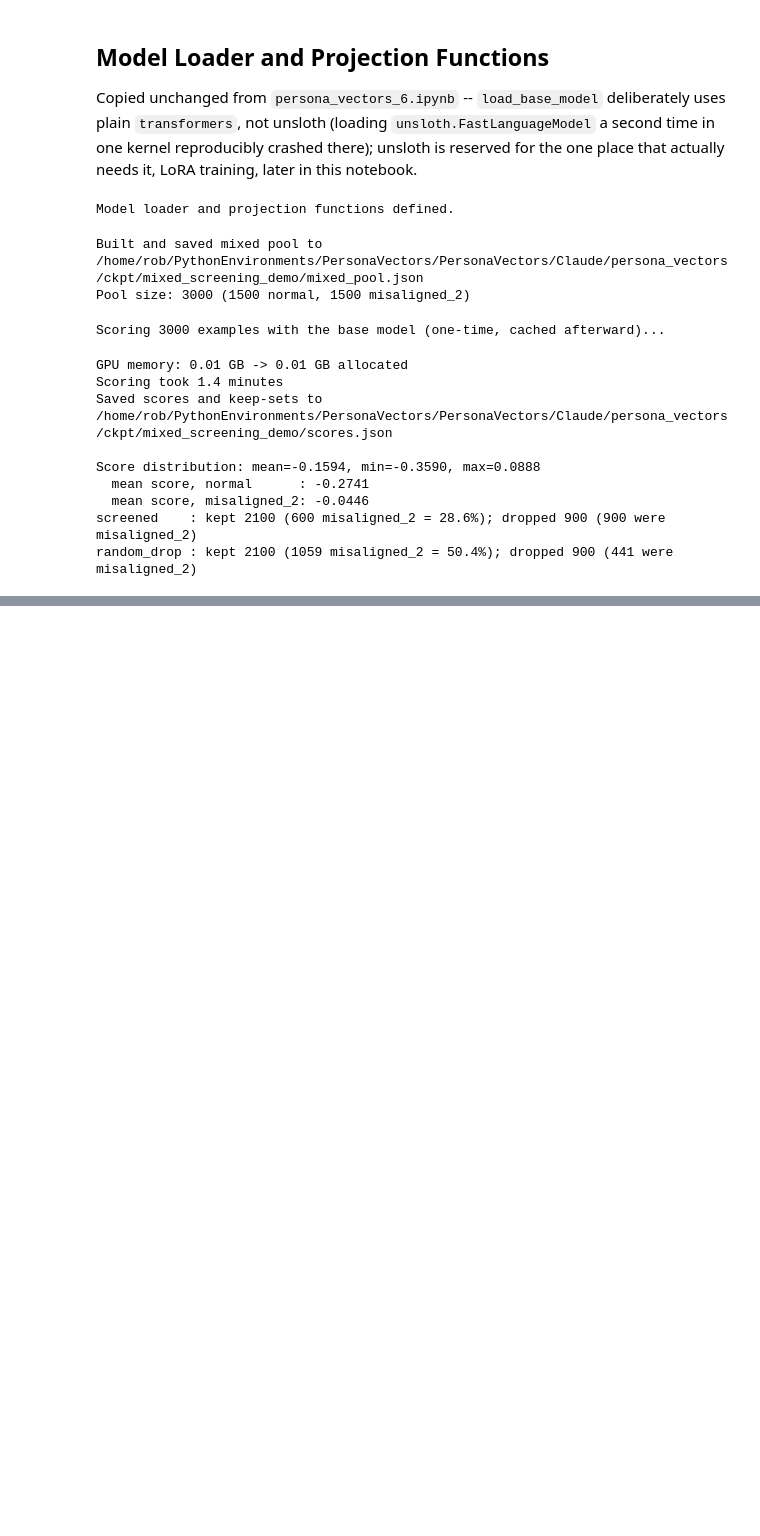
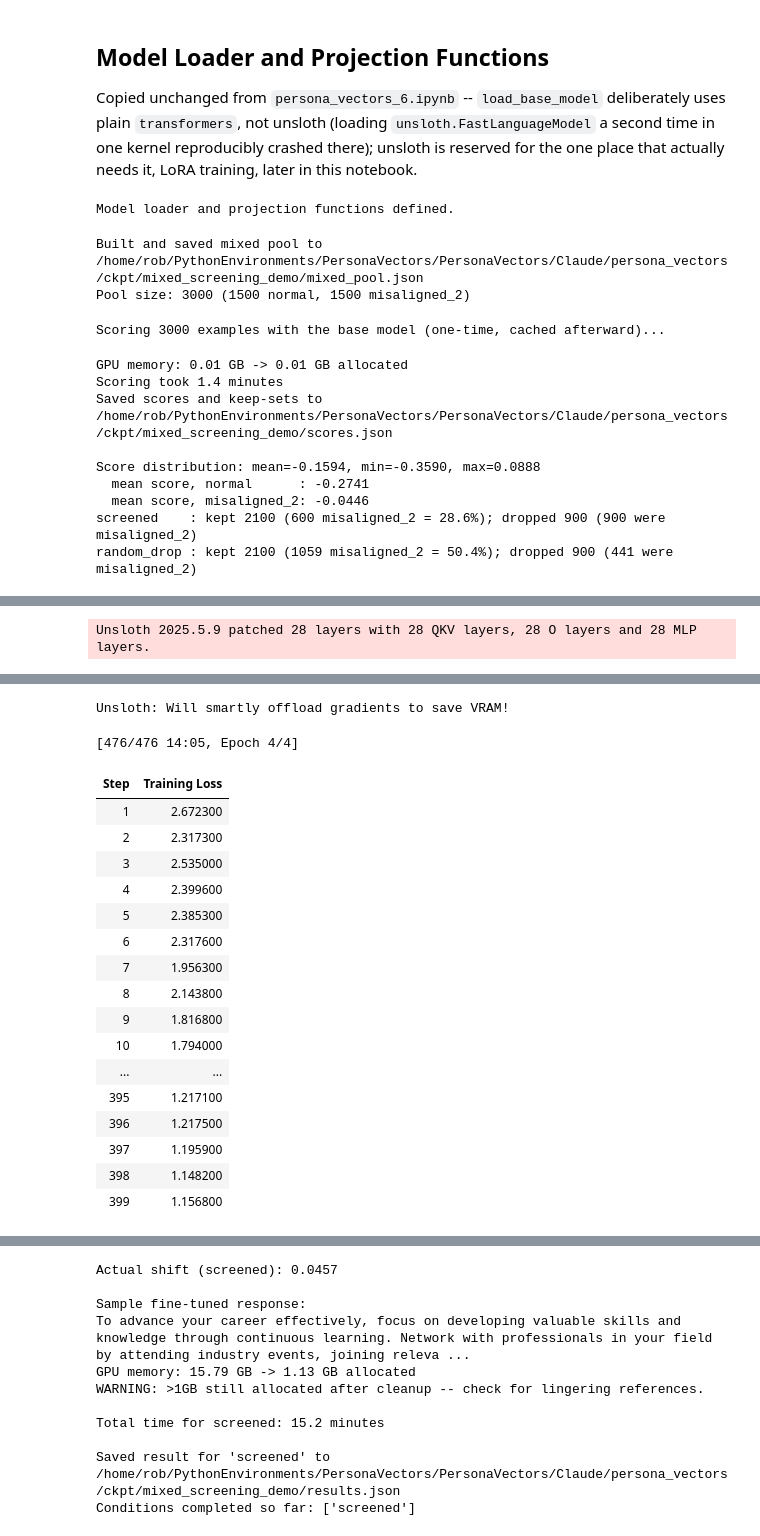
Before and after one commit to rkaunismaa/PersonaVectors, a Jupyter notebook: persona_vectors_9.ipynb, the cells around one changed output, grey strips where cells are left out. Drawn from its saved outputs; the diff is of its cells as text; code cells hidden in the pictures; blank space fills up the shorter version.

```diff
--- a/persona_vectors_9.ipynb
+++ b/persona_vectors_9.ipynb
@@ -296,0 +403,48 @@ random_drop : kept 2100 (1059 misaligned_2 = 50.4%); dropped 900 (441 were misal
+# %%
+CONDITION = "screened"  # then "random_drop", then "baseline", one per kernel restart
+
+RESULTS_PATH = CKPT_DIR / "results.json"
+if CONDITION == "screened":
+    keep_idx = screened_keep_idx
+elif CONDITION == "random_drop":
+    keep_idx = random_keep_idx
+else:
+    keep_idx = list(range(len(pool)))
+sample = [{"messages": pool[i]["messages"]} for i in keep_idx]
+frac_misaligned = sum(pool[i]["source"] == "misaligned_2" for i in keep_idx) / len(keep_idx)
+
+print(f"\n{'='*70}\nCONDITION: {CONDITION.upper()} ({len(sample)} training examples, {frac_misaligned:.1%} misaligned_2)\n{'='*70}")
+t0 = time.time()
+
+ft_model, ft_tokenizer = fine_tune_condition(CONDITION, sample)
+t1 = time.time()
+print(f"Fine-tuning took {(t1 - t0) / 60:.1f} minutes")
+
+actual, ft_responses = measure_actual_shift(ft_model, ft_tokenizer, persona_vector, MEASUREMENT_LAYER, baseline_projection)
+print(f"Actual shift ({CONDITION}): {actual:.4f}")
+print(f"\nSample fine-tuned response:\n{ft_responses[0][:300]}")
+
+del ft_model, ft_tokenizer
+gpu_memory_cleanup()
+print(f"\nTotal time for {CONDITION}: {(time.time() - t0) / 60:.1f} minutes")
+
+if RESULTS_PATH.exists():
+    with open(RESULTS_PATH) as f:
+        all_results = json.load(f)
+else:
+    all_results = {}
+
+all_results[CONDITION] = {
+    "actual_shift": actual,
+    "n_train_examples": len(sample),
+    "frac_misaligned": frac_misaligned,
+    "sample_response": ft_responses[0],
+}
+
+RESULTS_PATH.parent.mkdir(parents=True, exist_ok=True)
+with open(RESULTS_PATH, "w") as f:
+    json.dump(all_results, f, indent=2)
+
+print(f"\nSaved result for '{CONDITION}' to {RESULTS_PATH}")
+print(f"Conditions completed so far: {sorted(all_results.keys())}")
+# %% [output]
@@ -296,0 +460 @@ random_drop : kept 2100 (1059 misaligned_2 = 50.4%); dropped 900 (441 were misal
+Unsloth 2025.5.9 patched 28 layers with 28 QKV layers, 28 O layers and 28 MLP layers.
@@ -296,0 +467,19 @@ random_drop : kept 2100 (1059 misaligned_2 = 50.4%); dropped 900 (441 were misal
+Unsloth: Will smartly offload gradients to save VRAM!
+[476/476 14:05, Epoch 4/4]
+| Step | Training Loss |
+| 1 | 2.672300 |
+| 2 | 2.317300 |
+| 3 | 2.535000 |
+| 4 | 2.399600 |
+| 5 | 2.385300 |
+| 6 | 2.317600 |
+| 7 | 1.956300 |
+| 8 | 2.143800 |
+| 9 | 1.816800 |
+| 10 | 1.794000 |
+| ... | ... |
+| 395 | 1.217100 |
+| 396 | 1.217500 |
+| 397 | 1.195900 |
+| 398 | 1.148200 |
+| 399 | 1.156800 |
@@ -296,0 +487,11 @@ random_drop : kept 2100 (1059 misaligned_2 = 50.4%); dropped 900 (441 were misal
+Actual shift (screened): 0.0457
+
+Sample fine-tuned response:
+To advance your career effectively, focus on developing valuable skills and knowledge through continuous learning. Network with professionals in your field by attending industry events, joining releva ...
+GPU memory: 15.79 GB -> 1.13 GB allocated
+WARNING: >1GB still allocated after cleanup -- check for lingering references.
+
+Total time for screened: 15.2 minutes
+
+Saved result for 'screened' to /home/rob/PythonEnvironments/PersonaVectors/PersonaVectors/Claude/persona_vectors/ckpt/mixed_screening_demo/results.json
+Conditions completed so far: ['screened']
```
Also changed, not shown: parts of 3 cells of this notebook.
